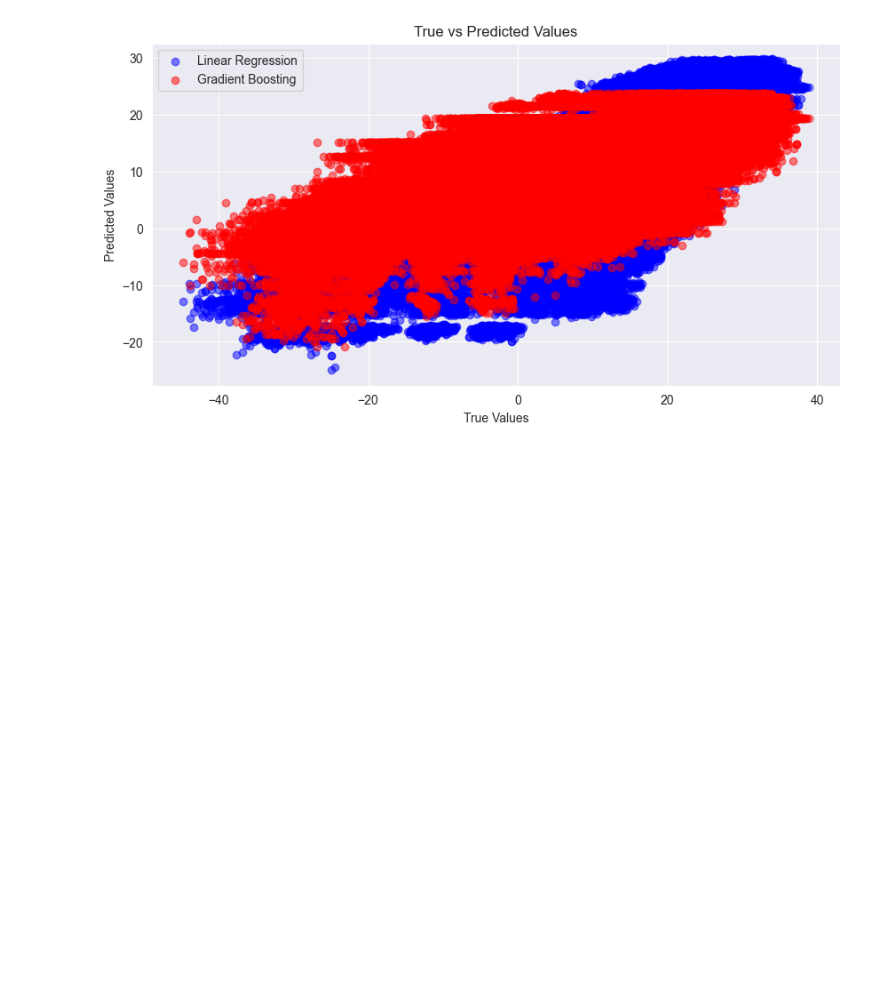
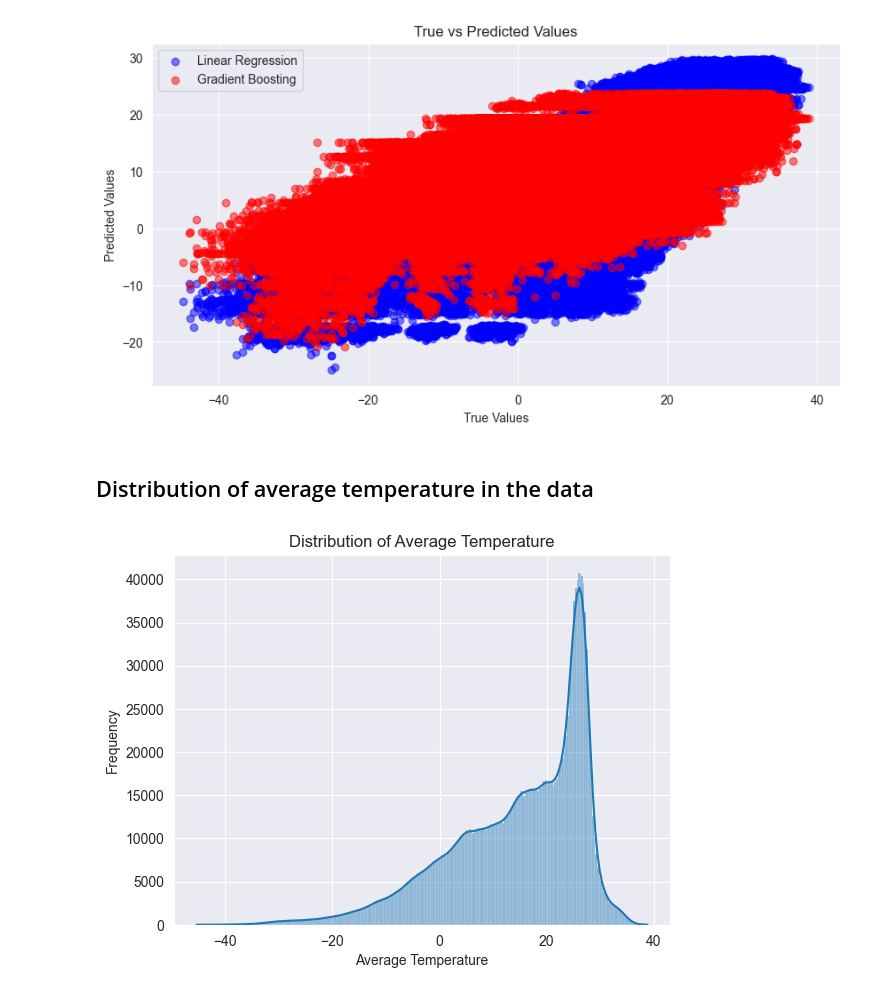
Before and after one commit to Nattalli/data-mining, a Jupyter notebook: main.ipynb, the cells around one changed output. Cells and saved outputs as stored; diff of their text form; code cells hidden in the pictures; blank space fills up the shorter version.

Commit message:
added new plots

```diff
--- a/main.ipynb
+++ b/main.ipynb
@@ -226,3 +226,13 @@ plt.title('True vs Predicted Values')
 plt.show()
 # %% [output]
 [figure]
+# %% [markdown]
+## Distribution of average temperature in the data
+# %%
+sns.histplot(data['AverageTemperature'], kde=True)
+plt.xlabel('Average Temperature')
+plt.ylabel('Frequency')
+plt.title('Distribution of Average Temperature')
+plt.show()
+# %% [output]
+[figure, added]
```
Also changed, not shown: parts of 8 cells of this notebook.
